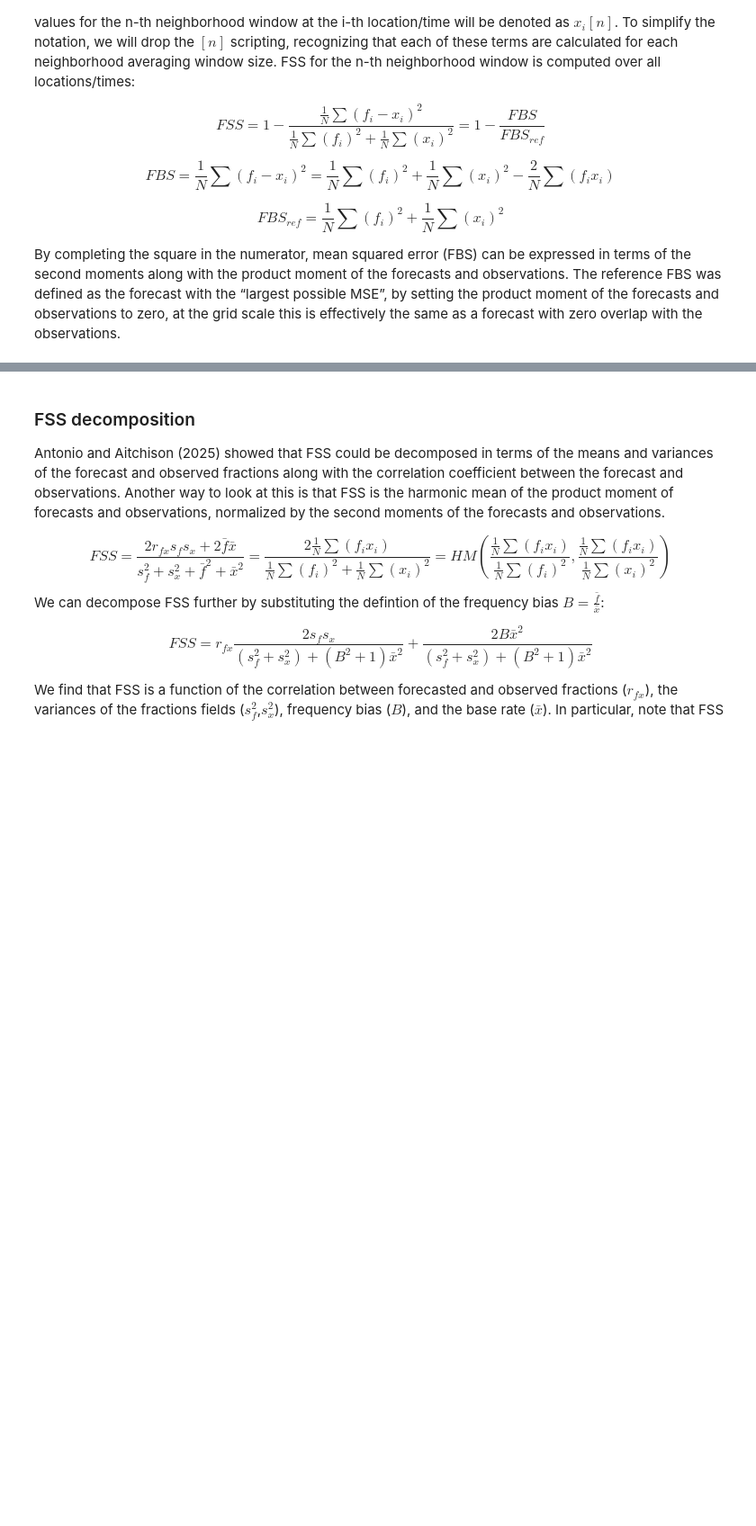
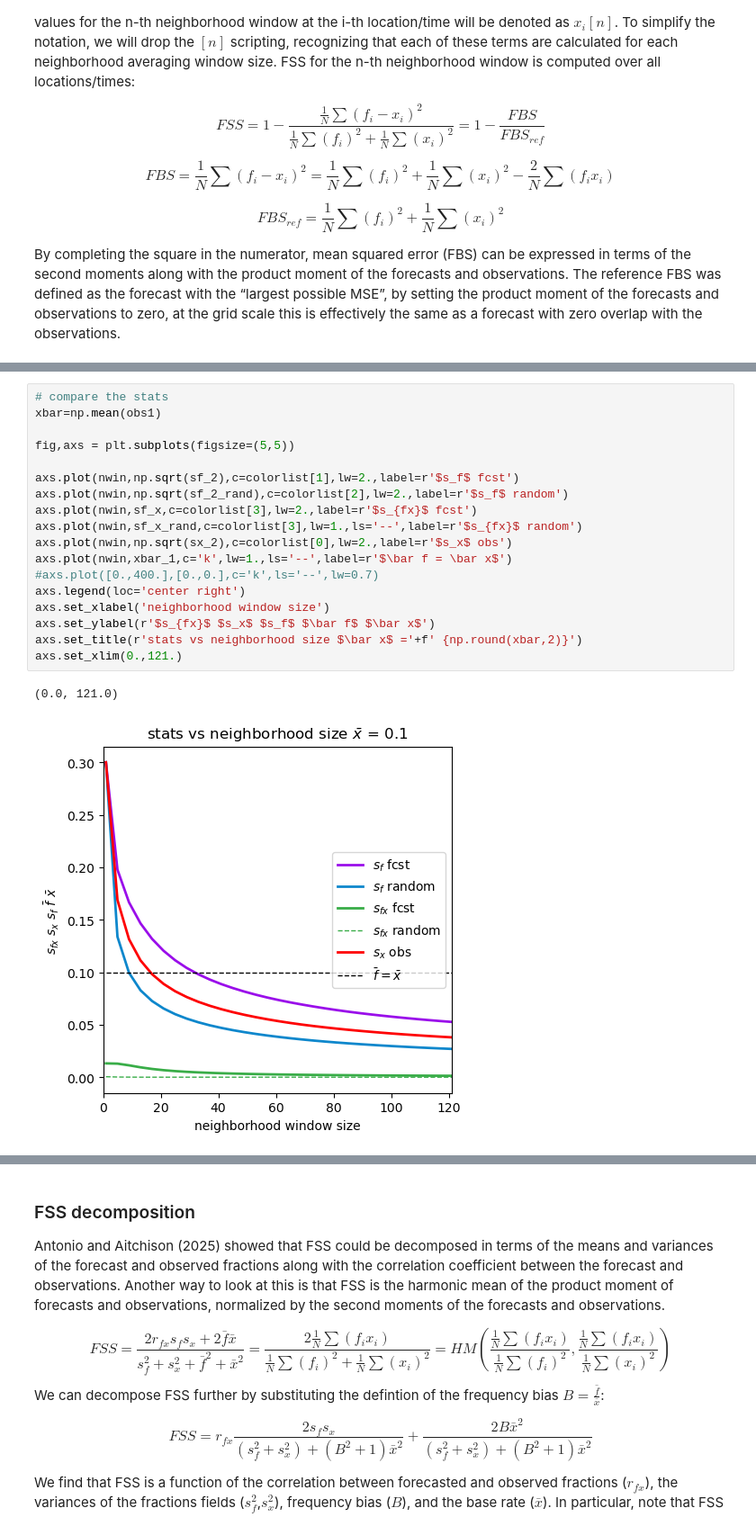
Before and after one commit to baldwin-ou/verification, a Jupyter notebook: issues_with_FSS.ipynb, the cells around one changed output, grey strips where cells are left out. Shown at 90% size. Saved outputs shown, nothing was run; the diff lists cells and outputs as text; blank space fills up the shorter version.

```diff
--- a/issues_with_FSS.ipynb
+++ b/issues_with_FSS.ipynb
@@ -49,0 +185,21 @@ By completing the square in the numerator, mean squared error (FBS) can be expre
+# %%
+# compare the stats
+xbar=np.mean(obs1)
+
+fig,axs = plt.subplots(figsize=(5,5))
+
+axs.plot(nwin,np.sqrt(sf_2),c=colorlist[1],lw=2.,label=r'$s_f$ fcst')
+axs.plot(nwin,np.sqrt(sf_2_rand),c=colorlist[2],lw=2.,label=r'$s_f$ random')
+axs.plot(nwin,sf_x,c=colorlist[3],lw=2.,label=r'$s_{fx}$ fcst')
+axs.plot(nwin,sf_x_rand,c=colorlist[3],lw=1.,ls='--',label=r'$s_{fx}$ random')
+axs.plot(nwin,np.sqrt(sx_2),c=colorlist[0],lw=2.,label=r'$s_x$ obs')
+axs.plot(nwin,xbar_1,c='k',lw=1.,ls='--',label=r'$\bar f = \bar x$')
+#axs.plot([0.,400.],[0.,0.],c='k',ls='--',lw=0.7)
+axs.legend(loc='center right')
+axs.set_xlabel('neighborhood window size')
+axs.set_ylabel(r'$s_{fx}$ $s_x$ $s_f$ $\bar f$ $\bar x$')
+axs.set_title(r'stats vs neighborhood size $\bar x$ ='+f' {np.round(xbar,2)}')
+axs.set_xlim(0.,121.)
+# %% [output]
+(0.0, 121.0)
+[figure, added]
```
Also changed, not shown: parts of 53 cells of this notebook.
